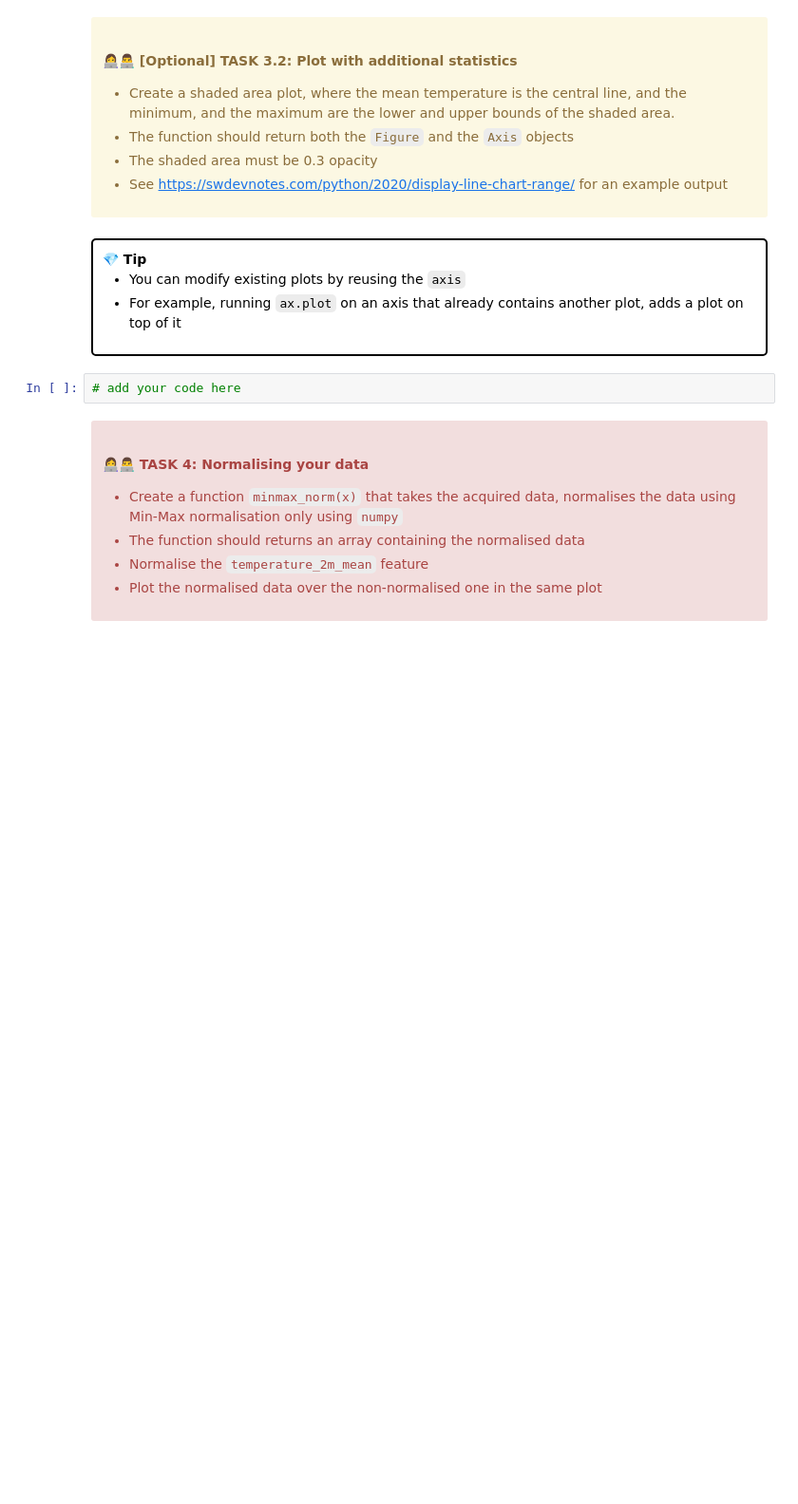
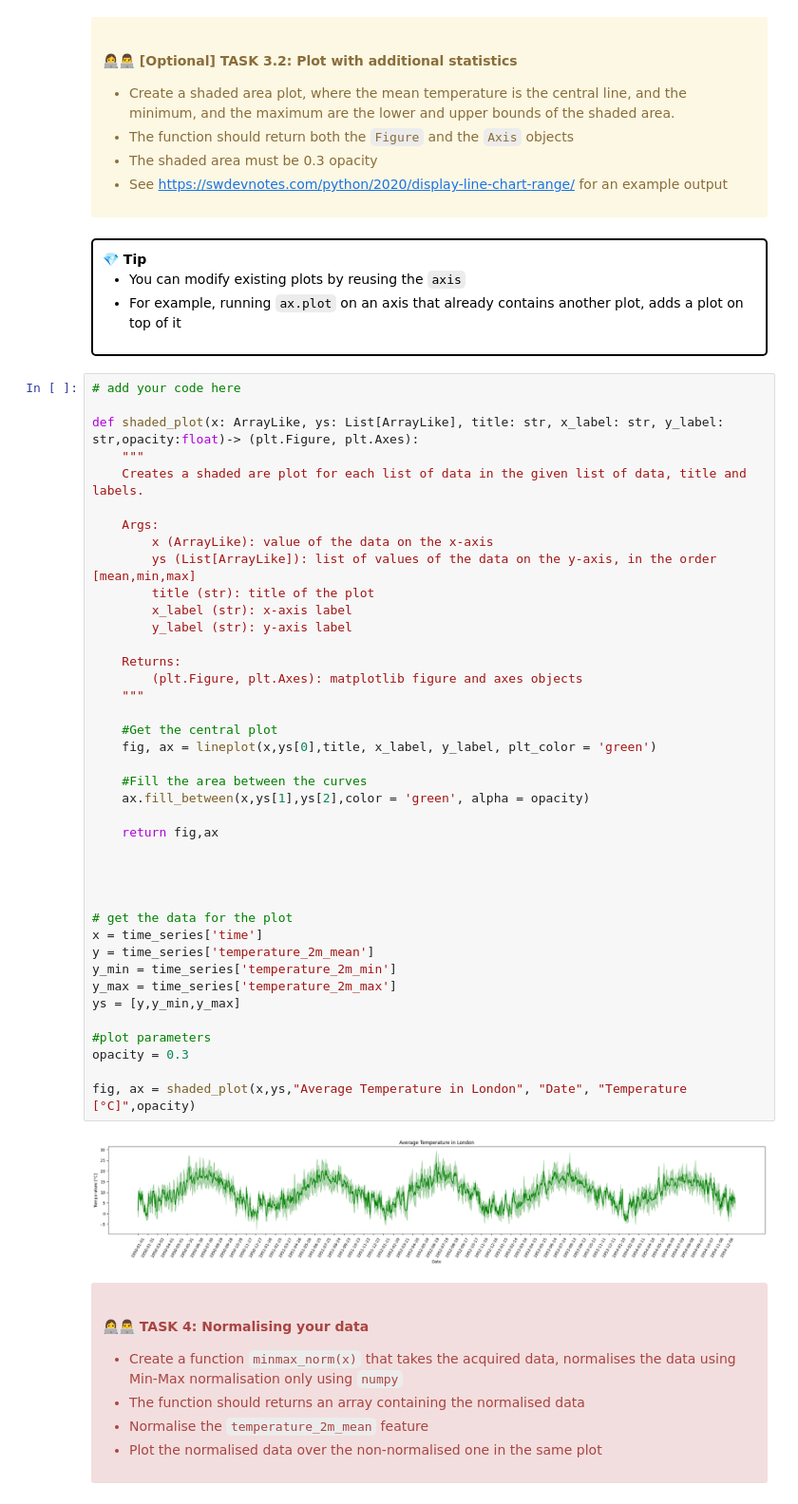
Before and after one commit to UCL-ELEC0136/3-data-processing-UCLdarianrodriguez, a Jupyter notebook: 3-data-processing.ipynb, the cells around one changed output. Shown at 95% size. Cells and saved outputs as stored; diff of their text form; blank space fills up the shorter version.

```diff
--- a/3-data-processing.ipynb
+++ b/3-data-processing.ipynb
@@ -211,8 +256,48 @@ def lineplots(x: ArrayLike, ys: List[ArrayLike], title: str, x_label: str, y_lab
 * For example, running `ax.plot` on an axis that already contains another plot, adds a plot on top of it
 
 </div>
-# %%
-# add your code here
+# %%
+# add your code here
+
+def shaded_plot(x: ArrayLike, ys: List[ArrayLike], title: str, x_label: str, y_label: str,opacity:float)-> (plt.Figure, plt.Axes):
+    """
+    Creates a shaded are plot for each list of data in the given list of data, title and labels.
+
+    Args:
+        x (ArrayLike): value of the data on the x-axis
+        ys (List[ArrayLike]): list of values of the data on the y-axis, in the order [mean,min,max]
+        title (str): title of the plot
+        x_label (str): x-axis label
+        y_label (str): y-axis label
+
+    Returns:
+        (plt.Figure, plt.Axes): matplotlib figure and axes objects
+    """
+
+    #Get the central plot
+    fig, ax = lineplot(x,ys[0],title, x_label, y_label, plt_color = 'green')
+
+    #Fill the area between the curves
+    ax.fill_between(x,ys[1],ys[2],color = 'green', alpha = opacity)
+
+    return fig,ax
+
+
+
+
+# get the data for the plot
+x = time_series['time']
+y = time_series['temperature_2m_mean']
+y_min = time_series['temperature_2m_min']
+y_max = time_series['temperature_2m_max']
+ys = [y,y_min,y_max]
+
+#plot parameters
+opacity = 0.3
+
+fig, ax = shaded_plot(x,ys,"Average Temperature in London", "Date", "Temperature [°C]",opacity)
+# %% [output]
+[figure, added]
 # %% [markdown]
 <div class="alert alert-block alert-danger">
 <h4>👩‍💻👨‍💻 TASK 4: Normalising your data</h4>
```
Also changed, not shown: parts of 12 cells of this notebook.
